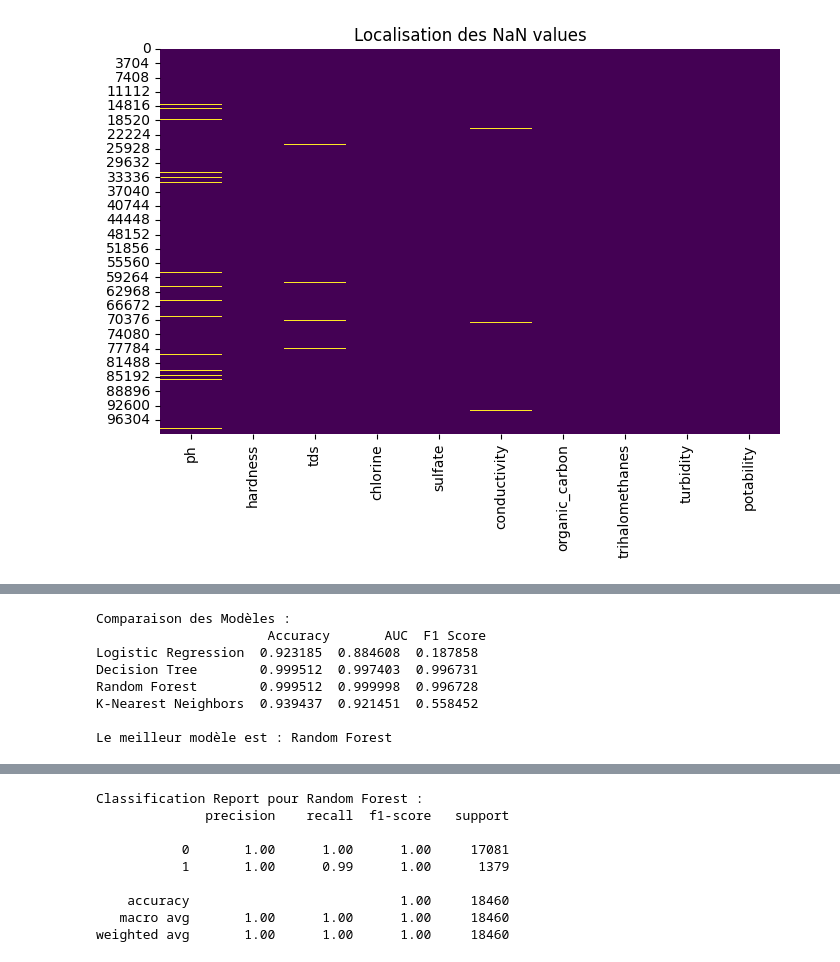
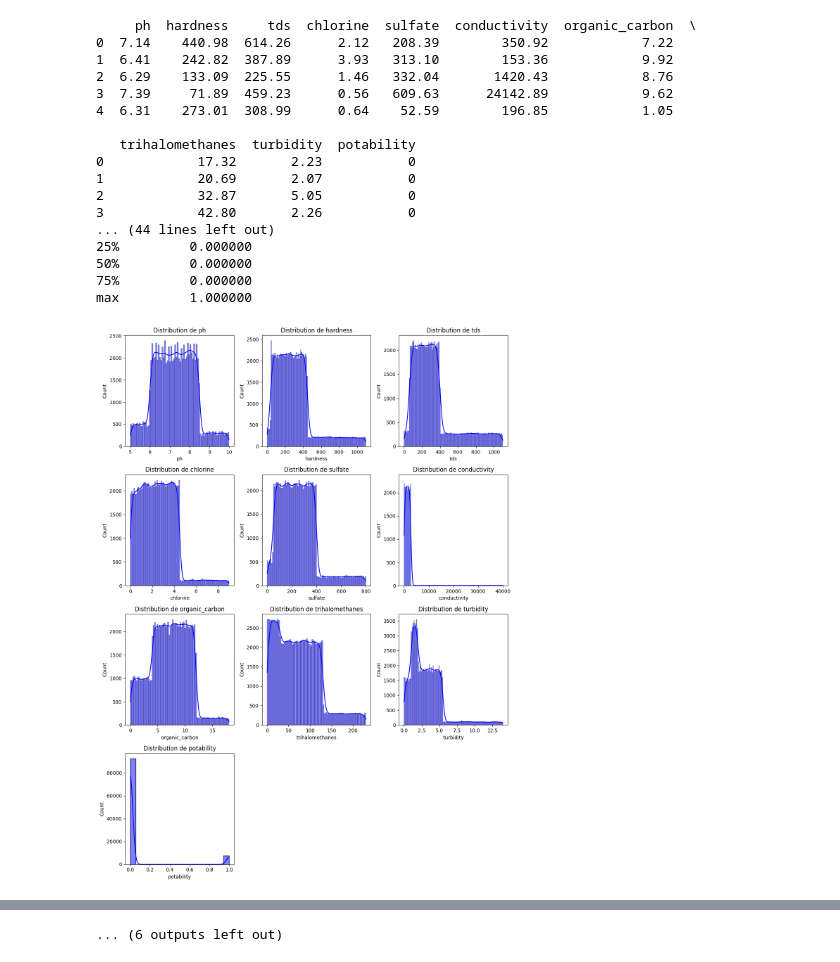
Before and after one commit to manonb42/water-potability, a Jupyter notebook: Code.ipynb, the cells around one changed output, grey strips where cells are left out. Saved outputs shown, nothing was run; the diff lists cells and outputs as text; code cells hidden in the pictures.

```diff
--- a/Code.ipynb
+++ b/Code.ipynb
@@ -14,6 +14,37 @@ from sklearn.metrics import classification_report, roc_curve, auc, confusion_mat
 # ############# Préprocessing #############
 # Lecture du fichier
 data = pd.read_csv('Data/Watera.csv')
+
+
+df = pd.read_csv('Data/Watera.csv')
+
+# Structure du dataset
+print(df.head())
+print(df.info())
+print(df.describe())
+
+# Sélectionner les colonnes numériques
+df_numeric = df.select_dtypes(include=['float64', 'int64'])
+
+# Visualisation de la distribution des variables numériques
+n_cols = len(df_numeric.columns)
+n_rows = (n_cols // 3) + (n_cols % 3 > 0)    #est utilisée pour calculer le nombre de lignes nécessaires pour afficher les graphiques de manière appropriée en fonction du nombre de colonnes
+
+plt.figure(figsize=(12, 4 * n_rows))
+for i, column in enumerate(df_numeric.columns):
+    plt.subplot(n_rows, 3, i + 1)
+    sns.histplot(df_numeric[column], kde=True, color='blue')
+    plt.title(f'Distribution de {column}')
+plt.tight_layout()
+plt.show()
+
+# Détection des valeurs aberrantes (boxplots)
+for column in df_numeric.columns:
+    plt.figure(figsize=(8, 4))
+    sns.boxplot(data=df, x=column)
+    plt.title(f'Boxplot de {column}')
+    plt.show()
+
 
 # Visualisation des NaN values
 plt.figure(figsize=(8, 5))
@@ -93,31 +124,48 @@ print(f"\nLe meilleur modèle est : {best_model_name}")
 # Prédictions et évaluation du meilleur modèle
 y_pred_best = best_model.predict(X_test)
 y_probs_best = best_model.predict_proba(X_test)[:, 1]
 
 # Matrice de confusion
 plt.figure(figsize=(6, 6))
 cm = confusion_matrix(y_test, y_pred_best)
 sns.heatmap(cm, annot=True, fmt='d', cmap="Blues", xticklabels=['Non potable', 'Potable'], yticklabels=['Non potable', 'Potable'])
 plt.title(f"Matrice de Confusion - {best_model_name}")
 plt.xlabel('Prédictions')
 plt.ylabel('Réel')
 plt.show()
 
 # Classification Report
 print(f"\nClassification Report pour {best_model_name} :")
 print(classification_report(y_test, y_pred_best))
 
 # Courbe ROC
 fpr, tpr, thresholds = roc_curve(y_test, y_probs_best)
 roc_auc = auc(fpr, tpr)
 
 plt.figure(figsize=(8, 6))
 plt.plot(fpr, tpr, color='blue', lw=2, label=f'Courbe ROC (AUC = {roc_auc:.2f})')
 plt.plot([0, 1], [0, 1], color='gray', linestyle='--')  # La ligne diagonale
 plt.xlabel('Taux de Faux Positifs (FPR)')
 plt.ylabel('Taux de Vrais Positifs (TPR)')
 plt.title(f'Courbe ROC - {best_model_name}')
 plt.legend(loc='lower right')
 plt.show()
 # %% [output]
+     ph  hardness     tds  chlorine  sulfate  conductivity  organic_carbon  \
+0  7.14    440.98  614.26      2.12   208.39        350.92            7.22
+1  6.41    242.82  387.89      3.93   313.10        153.36            9.92
+2  6.29    133.09  225.55      1.46   332.04       1420.43            8.76
+3  7.39     71.89  459.23      0.56   609.63      24142.89            9.62
+4  6.31    273.01  308.99      0.64    52.59        196.85            1.05
+
+   trihalomethanes  turbidity  potability
+0            17.32       2.23           0
+1            20.69       2.07           0
+2            32.87       5.05           0
+3            42.80       2.26           0
+... (44 lines left out)
+25%         0.000000
+50%         0.000000
+75%         0.000000
+max         1.000000
-[figure, old version]
+[figure, new version]
@@ -125,8 +172,0 @@ plt.show()
-Comparaison des Modèles :
-                      Accuracy       AUC  F1 Score
-Logistic Regression  0.923185  0.884608  0.187858
-Decision Tree        0.999512  0.997403  0.996731
-Random Forest        0.999512  0.999998  0.996728
-K-Nearest Neighbors  0.939437  0.921451  0.558452
-
-Le meilleur modèle est : Random Forest
@@ -134,9 +182 @@ Le meilleur modèle est : Random Forest
-Classification Report pour Random Forest :
-              precision    recall  f1-score   support
-
-           0       1.00      1.00      1.00     17081
-           1       1.00      0.99      1.00      1379
-
-    accuracy                           1.00     18460
-   macro avg       1.00      1.00      1.00     18460
-weighted avg       1.00      1.00      1.00     18460
+... (6 outputs left out)
```
Also changed, not shown: parts of 1 cell of this notebook, 2 other files.
